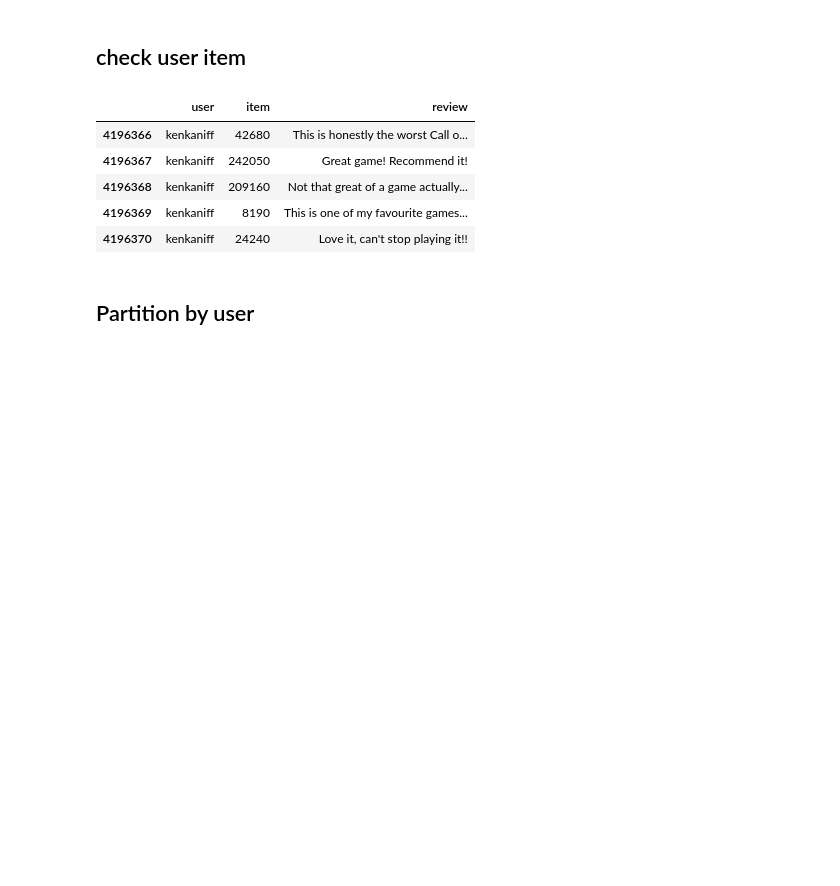
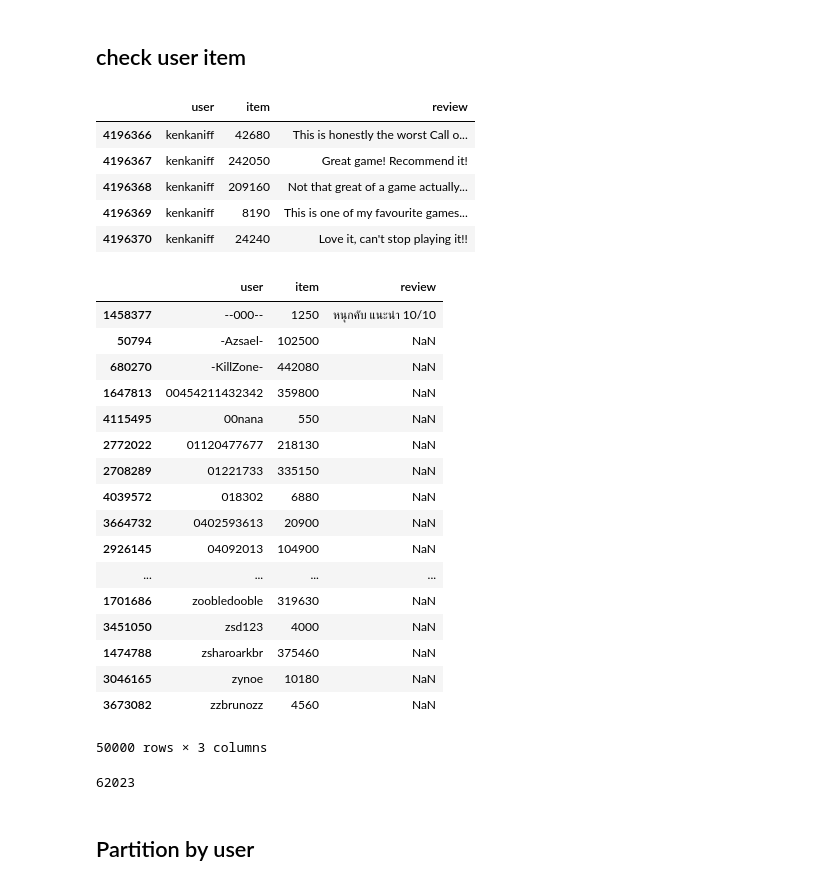
Before and after one commit to amprova/WE_research, a Jupyter notebook: tf_idf_all_users.ipynb, the cells around one changed output. Drawn from its saved outputs; the diff is of its cells as text; code cells hidden in the pictures; blank space fills up the shorter version.

```diff
--- a/tf_idf_all_users.ipynb
+++ b/tf_idf_all_users.ipynb
@@ -233,3 +238,32 @@ item_data1.reset_index(inplace=True)
+# %%
+sample_user = list(sample_users(pruned_data_5, 5, 10000, xf.SampleN(1) ))
+# %%
+truth = pd.concat((p.test for p in sample_user))
+truth
+# %% [output]
+|  | user | item | review |
+| 1458377 | --000-- | 1250 | หนุกคับ แนะนำ 10/10 |
+| 50794 | -Azsael- | 102500 | NaN |
+| 680270 | -KillZone- | 442080 | NaN |
+| 1647813 | 00454211432342 | 359800 | NaN |
+| 4115495 | 00nana | 550 | NaN |
+| 2772022 | 01120477677 | 218130 | NaN |
+| 2708289 | 01221733 | 335150 | NaN |
+| 4039572 | 018302 | 6880 | NaN |
+| 3664732 | 0402593613 | 20900 | NaN |
+| 2926145 | 04092013 | 104900 | NaN |
+| ... | ... | ... | ... |
+| 1701686 | zoobledooble | 319630 | NaN |
+| 3451050 | zsd123 | 4000 | NaN |
+| 1474788 | zsharoarkbr | 375460 | NaN |
+| 3046165 | zynoe | 10180 | NaN |
+| 3673082 | zzbrunozz | 4560 | NaN |
+50000 rows × 3 columns
+# %%
+train = pd.concat((p.train for p in sample_user))
+train.user.nunique()
+# %% [output]
+62023
 # %% [markdown]
 ## Partition by user
 # %%
```
Also changed, not shown: parts of 2 cells of this notebook, 3 other files.
